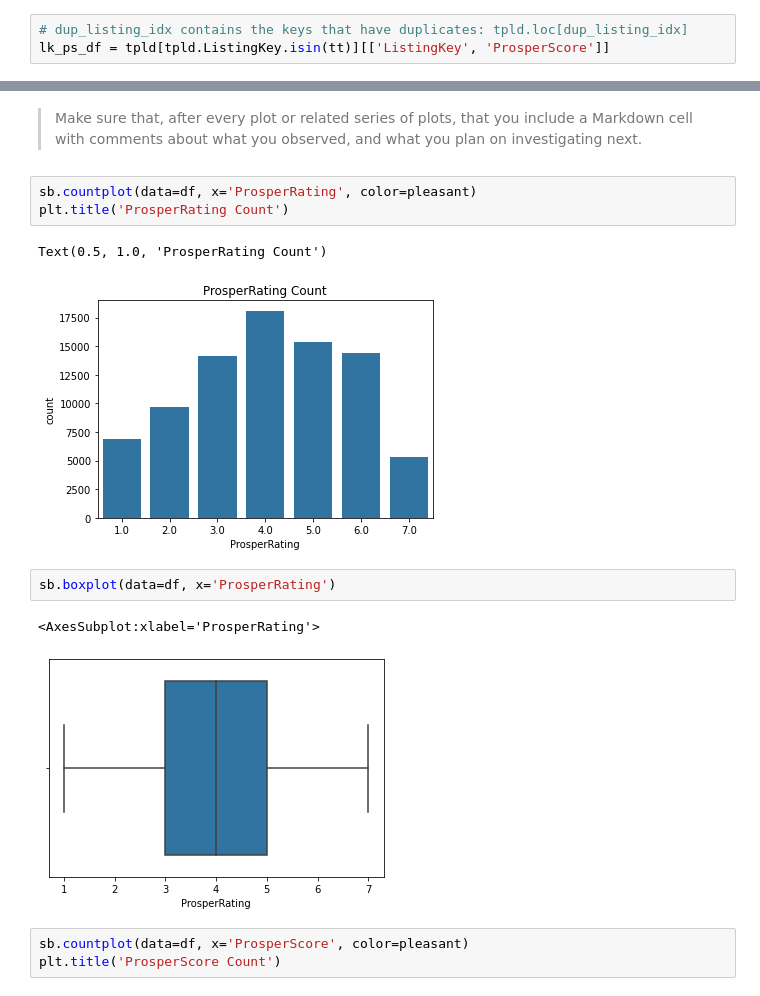
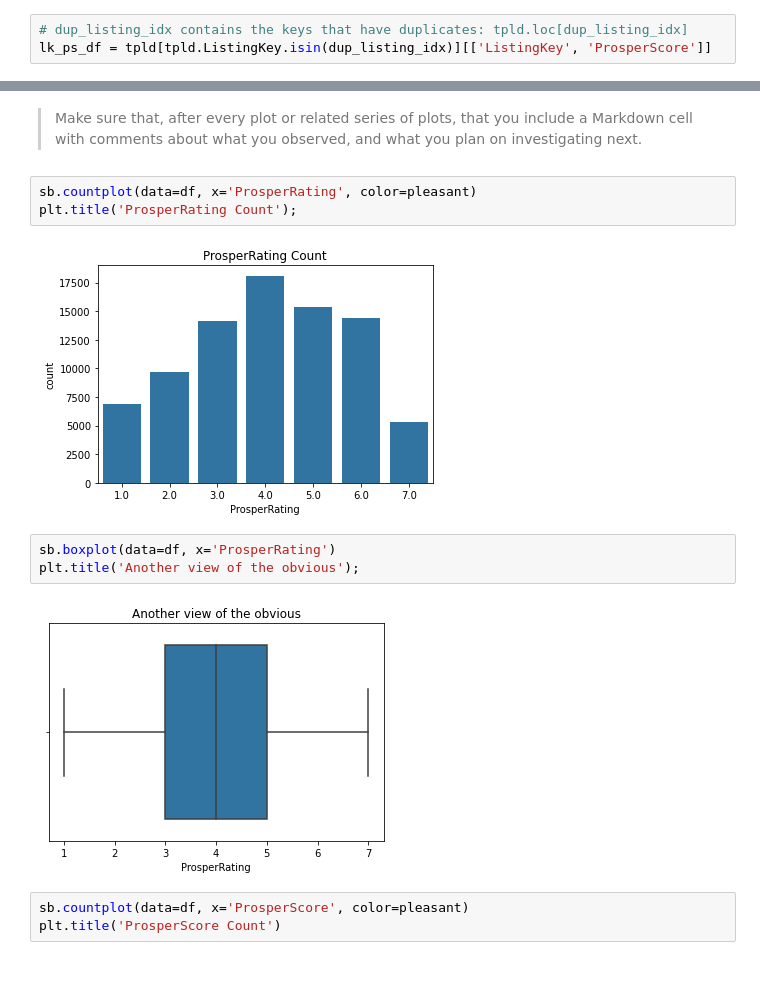
Before and after one commit to alf808/preposterous-octopus, a Jupyter notebook: exploratory_loan_data.ipynb, the cells around one changed output, grey strips where cells are left out. Saved outputs shown, nothing was run; the diff lists cells and outputs as text.

```diff
--- a/exploratory_loan_data.ipynb
+++ b/exploratory_loan_data.ipynb
@@ -231,7 +248,7 @@ tpld = tpld.apply(lambda x: x.str.strip() if x.dtype == "object" else x)
 Before I remove the duplicated rows, I would like to record the range of prosperScores that the listing keys were assigned
 # %%
 # dup_listing_idx contains the keys that have duplicates: tpld.loc[dup_listing_idx]
-lk_ps_df = tpld[tpld.ListingKey.isin(tt)][['ListingKey', 'ProsperScore']]
+lk_ps_df = tpld[tpld.ListingKey.isin(dup_listing_idx)][['ListingKey', 'ProsperScore']]
 # %%
 lk_ps_df = lk_ps_df.sort_values(by=['ListingKey', 'ProsperScore'])
 lk_ps_df.count()
@@ -572,15 +575,14 @@ include a Markdown cell with comments about what you observed, and what
 you plan on investigating next.
 # %%
 sb.countplot(data=df, x='ProsperRating', color=pleasant)
-plt.title('ProsperRating Count')
+plt.title('ProsperRating Count');
 # %% [output]
-Text(0.5, 1.0, 'ProsperRating Count')
 [figure]
 # %%
 sb.boxplot(data=df, x='ProsperRating')
+plt.title('Another view of the obvious');
 # %% [output]
-<AxesSubplot:xlabel='ProsperRating'>
-[figure, old version]
+[figure, new version]
 # %%
 sb.countplot(data=df, x='ProsperScore', color=pleasant)
 plt.title('ProsperScore Count')
```
Also changed, not shown: parts of 65 cells of this notebook.
